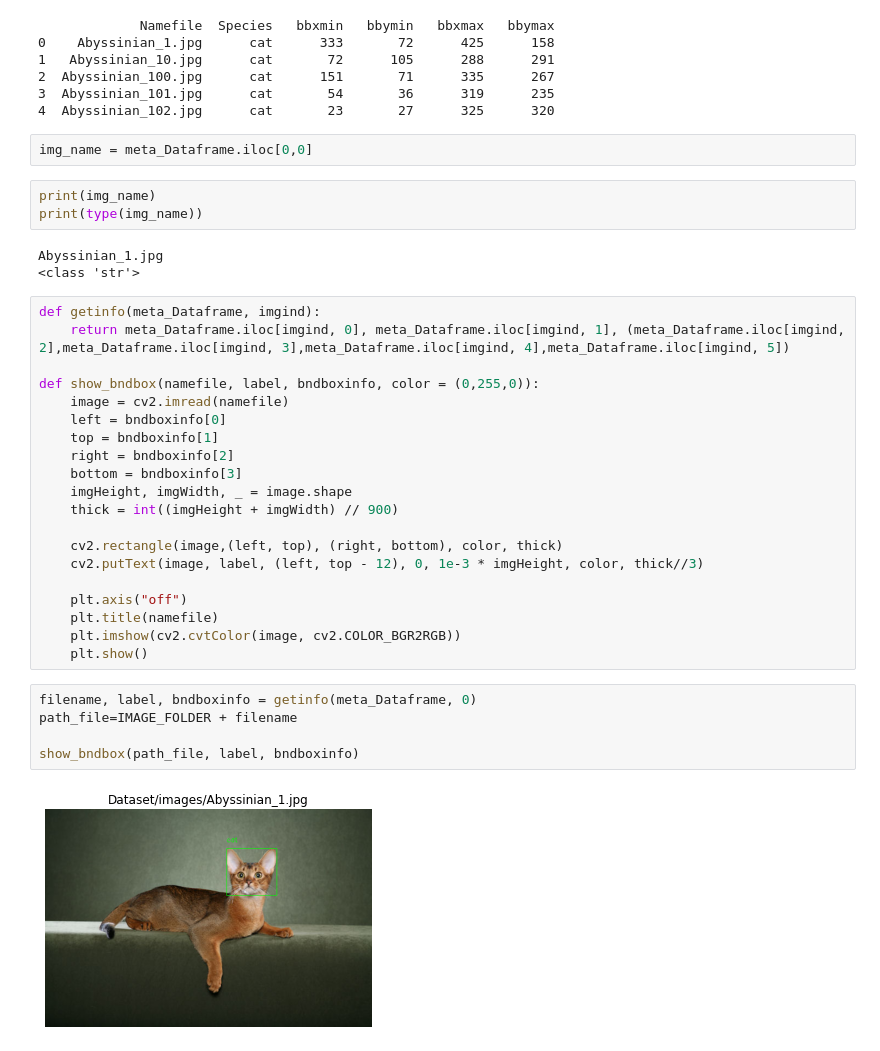
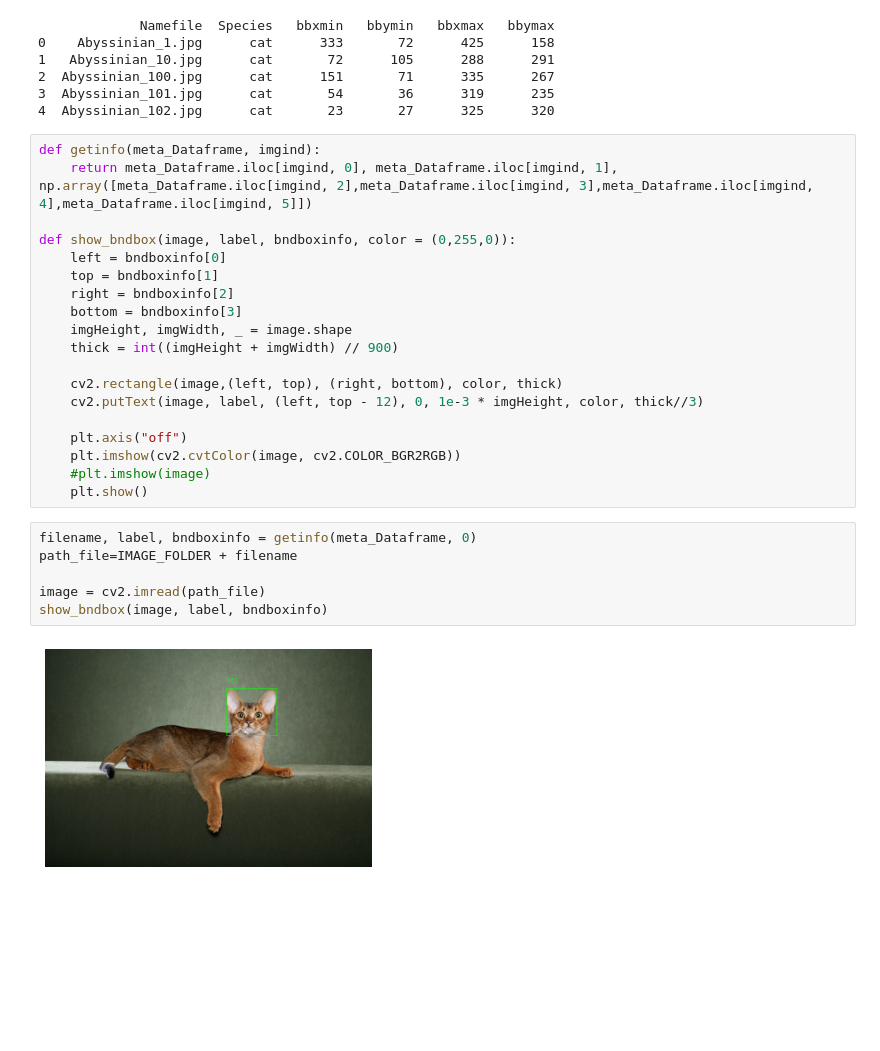
Before and after one commit to Alcoz/Classification-Localisation, a Jupyter notebook: Object_Detection.ipynb, the cells around one changed output. Saved outputs shown, nothing was run; the diff lists cells and outputs as text; blank space fills up the shorter version.

```diff
--- a/Object_Detection.ipynb
+++ b/Object_Detection.ipynb
@@ -20,20 +27,11 @@ print(meta_Dataframe.head())
 2  Abyssinian_100.jpg      cat      151       71      335      267
 3  Abyssinian_101.jpg      cat       54       36      319      235
 4  Abyssinian_102.jpg      cat       23       27      325      320
-# %%
-img_name = meta_Dataframe.iloc[0,0]
-# %%
-print(img_name)
-print(type(img_name))
-# %% [output]
-Abyssinian_1.jpg
-<class 'str'>
 # %%
 def getinfo(meta_Dataframe, imgind):
-    return meta_Dataframe.iloc[imgind, 0], meta_Dataframe.iloc[imgind, 1], (meta_Dataframe.iloc[imgind, 2],meta_Dataframe.iloc[imgind, 3],meta_Dataframe.iloc[imgind, 4],meta_Dataframe.iloc[imgind, 5])
+    return meta_Dataframe.iloc[imgind, 0], meta_Dataframe.iloc[imgind, 1], np.array([meta_Dataframe.iloc[imgind, 2],meta_Dataframe.iloc[imgind, 3],meta_Dataframe.iloc[imgind, 4],meta_Dataframe.iloc[imgind, 5]])
 
-def show_bndbox(namefile, label, bndboxinfo, color = (0,255,0)):
-    image = cv2.imread(namefile)
+def show_bndbox(image, label, bndboxinfo, color = (0,255,0)):
     left = bndboxinfo[0]
     top = bndboxinfo[1]
     right = bndboxinfo[2]
@@ -45,13 +43,14 @@ def show_bndbox(namefile, label, bndboxinfo, color = (0,255,0)):
     cv2.putText(image, label, (left, top - 12), 0, 1e-3 * imgHeight, color, thick//3)
 
     plt.axis("off")
-    plt.title(namefile)
     plt.imshow(cv2.cvtColor(image, cv2.COLOR_BGR2RGB))
+    #plt.imshow(image)
     plt.show()
 # %%
 filename, label, bndboxinfo = getinfo(meta_Dataframe, 0)
 path_file=IMAGE_FOLDER + filename
 
-show_bndbox(path_file, label, bndboxinfo)
+image = cv2.imread(path_file)
+show_bndbox(image, label, bndboxinfo)
 # %% [output]
-[figure, old version]
+[figure, new version]
```
Also changed, not shown: parts of 12 cells of this notebook, 1 other file.
